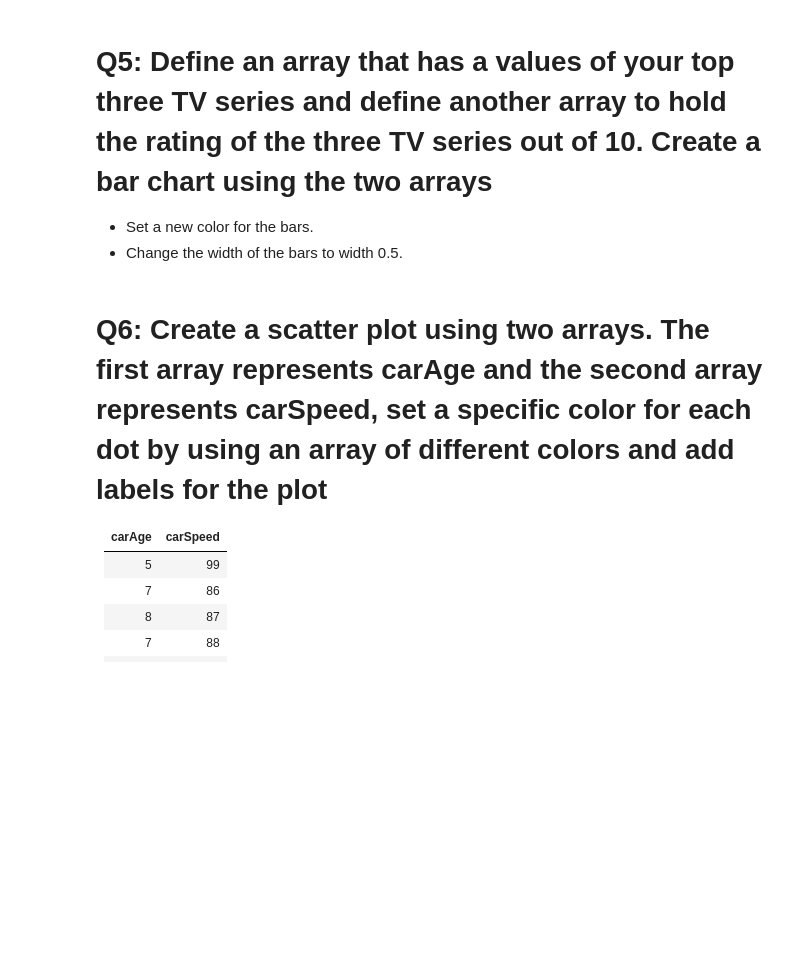
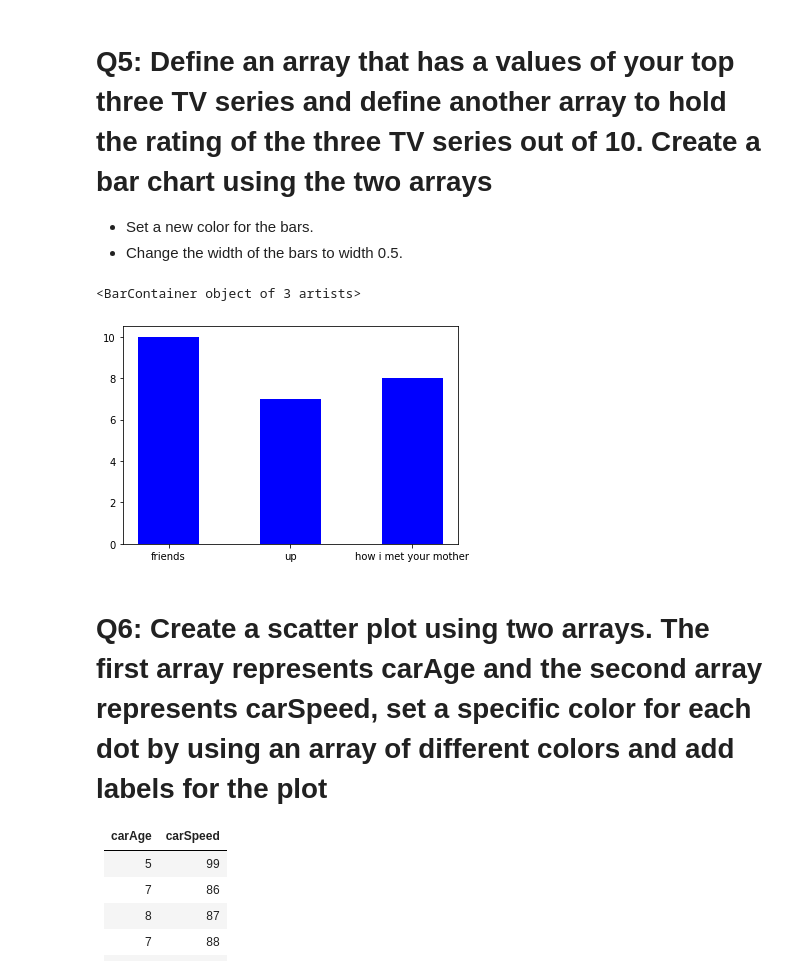
Before and after one commit to Tuwaiq-Data-Science-Bootcamp/Day8-Lab2-Matplotlib, a Jupyter notebook: Day#8_Matplotlib_Assignment2.ipynb, the cells around one changed output. Drawn from its saved outputs; the diff is of its cells as text; code cells hidden in the pictures; blank space fills up the shorter version.

```diff
--- a/Day#8_Matplotlib_Assignment2.ipynb
+++ b/Day#8_Matplotlib_Assignment2.ipynb
@@ -52,7 +75,12 @@ y_plot3 = np.array([4, 6, 3, 4])
 - Set a new color for the bars.
 - Change the width of the bars to width 0.5.
 # %%
-# write your code here ^_^
+f = ["friends","up","how i met your mother"]
+z = [10,7,8]
+plt.bar(f,z, color = "blue" ,width = 0.5)
+# %% [output]
+<BarContainer object of 3 artists>
+[figure, added]
 # %% [markdown]
 # Q6: Create a scatter plot  using two arrays. The first array represents carAge and the second array represents carSpeed, set a specific color for each dot by using an array of different colors and add labels for the plot
 | carAge | carSpeed |
```
Also changed, not shown: parts of 7 cells of this notebook.
